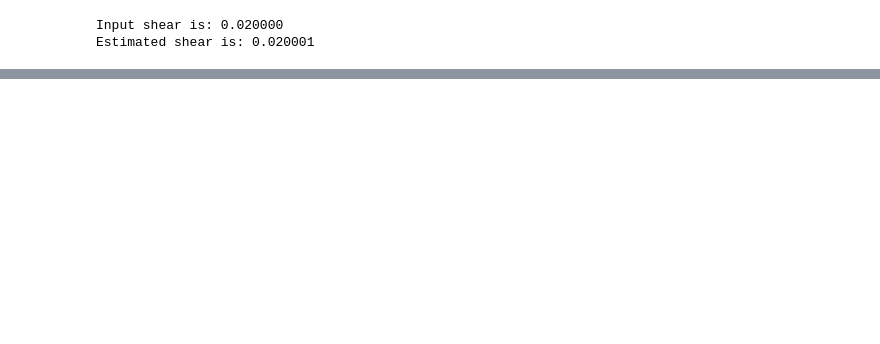
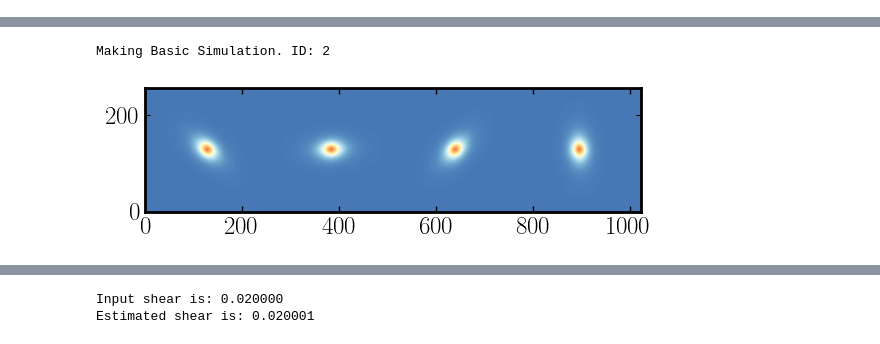
Before and after one commit to mr-superonion/FPFS, a Jupyter notebook: docs/examples/notebooks/3_measure_shear.ipynb, the cells around one changed output, grey strips where cells are left out. Cells and saved outputs as stored; diff of their text form; code cells hidden in the pictures; blank space fills up the shorter version.

```diff
--- a/docs/examples/notebooks/3_measure_shear.ipynb
+++ b/docs/examples/notebooks/3_measure_shear.ipynb
@@ -57,7 +63,0 @@ coords = np.vstack(inds).T
-# %%
-fpTask  =   fpfs.image.measure_source(psfData, sigma_arcsec=0.7)
-mms =  fpTask.measure(gal_data, coords)
-mms = fpTask.get_results(mms)
-ells=   fpfs.catalog.fpfs_m2e(mms,const=2000)
-resp=np.average(ells['fpfs_R1E'])
-shear=np.average(ells['fpfs_e1'])/resp
@@ -77,6 +64,43 @@ shear=np.average(ells['fpfs_e1'])/resp
-# %%
-print('Input shear is: %.6f' %shear_value)
-print('Estimated shear is: %.6f' %shear)
-# %% [output]
-Input shear is: 0.020000
-Estimated shear is: 0.020001
+# %%
+# s
+shear_value = 0.02
+scale = 0.168/4
+nx, ny = 256, 256
+outDir='galaxy_basicCenter_psf60'
+psfInt = galsim.Moffat(
+    beta=3.5, fwhm=0.6, trunc=0.6 * 4.0
+).shear(e1=0.02, e2=-0.02)
+psfData = psfInt.shift(0.5 * scale, 0.5 * scale).drawImage(nx=nx, ny=ny, scale=scale).array
+
+# Four Galaxies to cancel spin-2 and spin-4 ansiotropies
+# spin-2 is shape noise in diagnonal elements of shear response matrix
+# spin-4 is shape noise in diagnonal and of-diagnoal elements of shear response matrix,
+# but an order of magnitude smaller than spin-2
+gal_data = fpfs.simutil.make_basic_sim(
+    outDir,psf_obj=psfInt,gname='g1-2222',
+    ind0=2,ny=ny,nx=nx*4, scale=scale,
+    do_write=False,return_array=True,
+    shear_value = shear_value, ngrid=nx)
+plt.close()
+plt.imshow(gal_data,aspect='equal',cmap='RdYlBu_r',origin='lower',interpolation='None',\
+             norm=simple_norm(gal_data,'asinh',asinh_a=0.1,min_cut=-0.01,max_cut=0.3))
+plt.show()
+# Now we measure shear
+rcut = 32
+
+# fake detection
+indX = np.arange(int(nx/2), nx*4, nx)
+indY = np.arange(int(ny/2), ny, ny)
+inds = np.meshgrid(indY, indX, indexing="ij")
+coords = np.vstack(inds).T
+
+fpTask  =   fpfs.image.measure_source(psfData,pix_scale = scale, sigma_arcsec=0.7)
+mms =  fpTask.measure(gal_data, coords)
+mms = fpTask.get_results(mms)
+ells=   fpfs.catalog.fpfs_m2e(mms,const=2000)
+resp=np.average(ells['fpfs_R1E'])
+shear=np.average(ells['fpfs_e1'])/resp
+
+print('Input shear is: %.6f' %shear_value)
+print('Estimated shear is: %.6f' %shear)
+# %% [output]
@@ -82,0 +108,2 @@ Estimated shear is: 0.020001
+Making Basic Simulation. ID: 2
+[figure, added]
@@ -82,0 +113,2 @@ Estimated shear is: 0.020001
+Input shear is: 0.020000
+Estimated shear is: 0.020001
```
Also changed, not shown: parts of 6 cells of this notebook.
